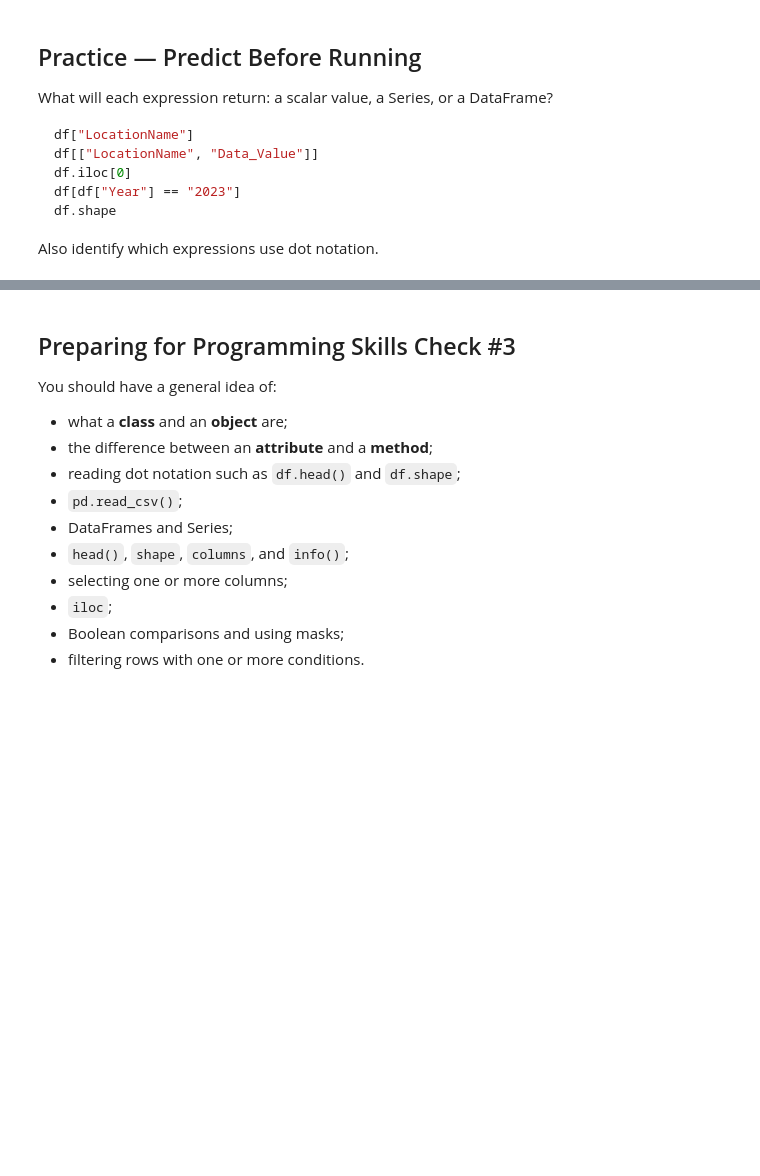
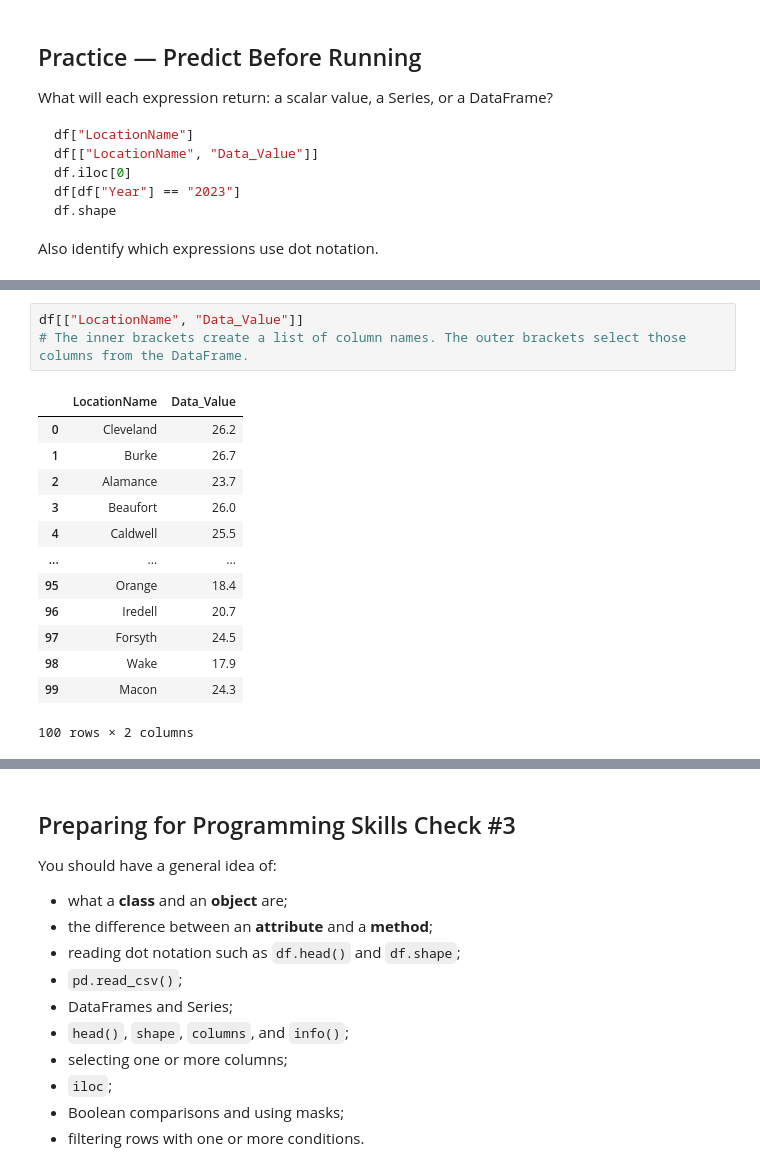
Before and after one commit to stromc485/geog592-stromc, a Jupyter notebook: schedule/week4/GEOG592_Module3_Day1_pandas_Fundamentals_v2.ipynb, the cells around one changed output, grey strips where cells are left out. Cells and saved outputs as stored; diff of their text form; blank space fills up the shorter version.

```diff
--- a/schedule/week04/GEOG592_Module3_Day1_pandas_Fundamentals_v2.ipynb
+++ b/schedule/week4/GEOG592_Module3_Day1_pandas_Fundamentals_v2.ipynb
@@ -614,0 +621,17 @@ Also identify which expressions use dot notation.
+# %%
+df[["LocationName", "Data_Value"]]
+# The inner brackets create a list of column names. The outer brackets select those columns from the DataFrame.
+# %% [output]
+|  | LocationName | Data_Value |
+| 0 | Cleveland | 26.2 |
+| 1 | Burke | 26.7 |
+| 2 | Alamance | 23.7 |
+| 3 | Beaufort | 26.0 |
+| 4 | Caldwell | 25.5 |
+| ... | ... | ... |
+| 95 | Orange | 18.4 |
+| 96 | Iredell | 20.7 |
+| 97 | Forsyth | 24.5 |
+| 98 | Wake | 17.9 |
+| 99 | Macon | 24.3 |
+100 rows × 2 columns
```
Also changed, not shown: parts of 7 cells of this notebook, 30 other files.
